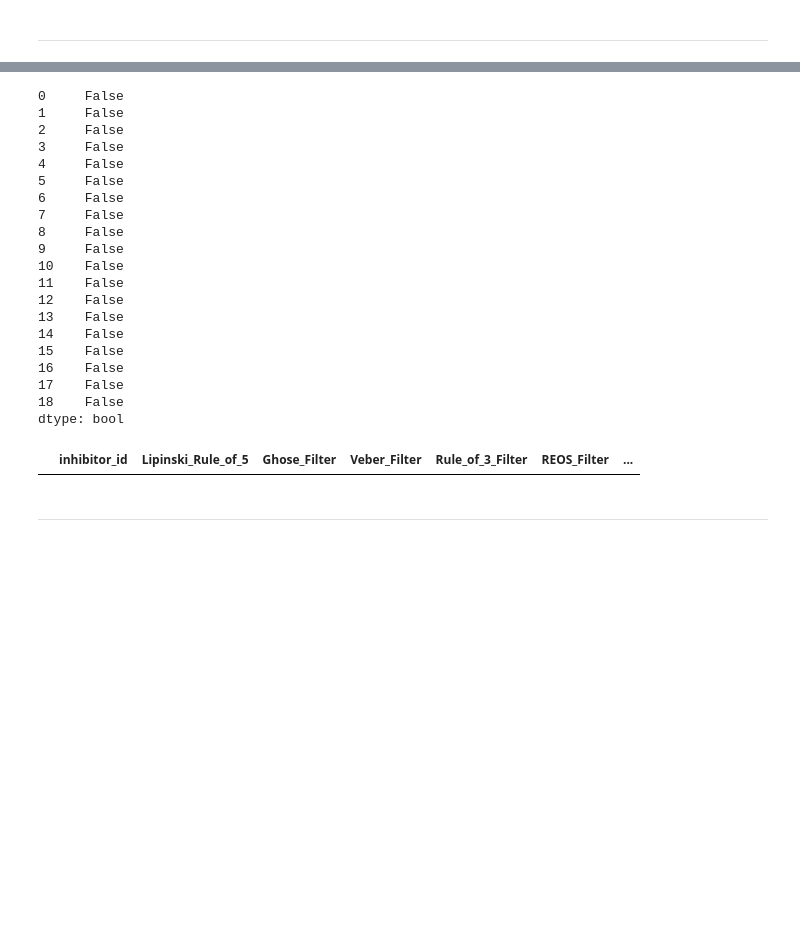
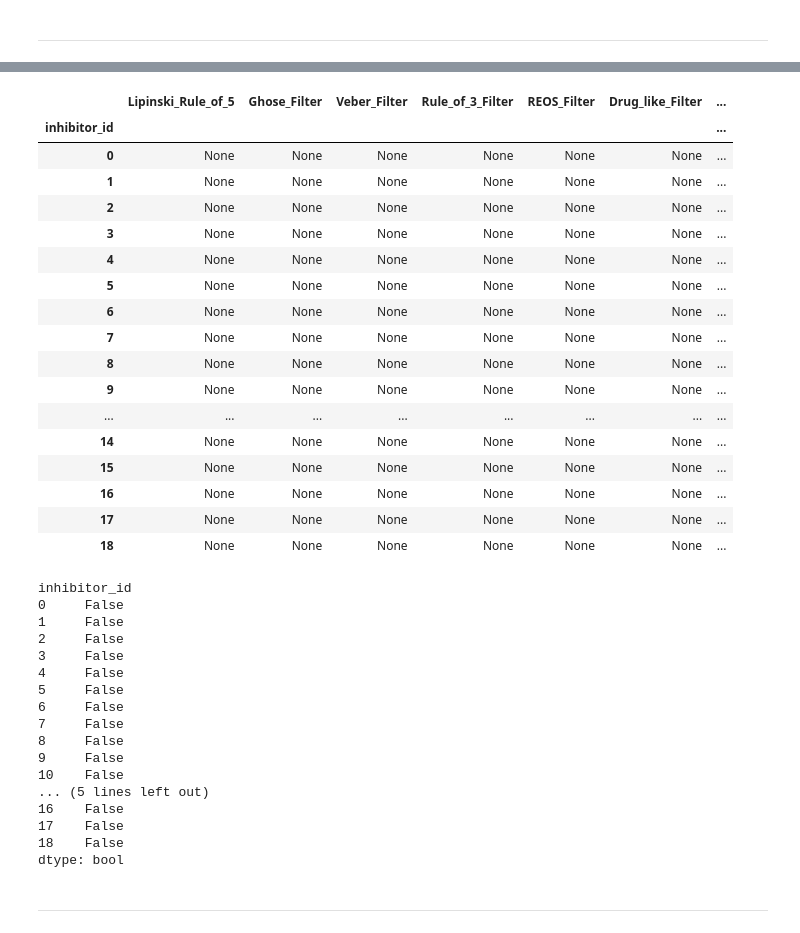
Before and after one commit to SleepDealler/In-Silco-Screening-and-Generating-for-TrmD-Inhibitors, a Jupyter notebook: notebooks/initial-screening-results-analysis.ipynb, the cells around one changed output, grey strips where cells are left out. Drawn from its saved outputs; the diff is of its cells as text; code cells hidden in the pictures; blank space fills up the shorter version.

```diff
--- a/notebooks/initial-screening-results-analysis.ipynb
+++ b/notebooks/initial-screening-results-analysis.ipynb
@@ -167,9 +132,0 @@ results_df = pd.DataFrame(columns=["inhibitor_id", *mpc.get_result_keys()])
-# %%
-for key, value in known_inhibitors_mol.items():
-    basic_filters = mpc.calculate_basic_filters(value)
-    results_df = pd.concat(
-        [results_df, pd.DataFrame([{**{"inhibitor_id": key}, **basic_filters}])],
-        ignore_index=True,
-    )
-
-results_df
@@ -210,0 +150,30 @@ model in
+# %%
+known_inhibitors_df = pd.read_csv("../data/SMILES_inh.csv", sep=",", index_col=0)
+
+known_inhibitors_mol = {}
+
+for row in known_inhibitors_df.iterrows():
+    mol = Chem.MolFromSmiles(row[1]["smiles"])
+    # print(
+    #     f"molecular_weight: {Chem.Descriptors.MolWt(mol)} | logp: {Chem.Crippen.MolLogP(mol)} | h_bond_donor: {Chem.rdMolDescriptors.CalcNumHBD(mol)} | h_bond_acceptors: {Chem.rdMolDescriptors.CalcNumHBA(mol)} | rotatable_bonds: {Chem.rdMolDescriptors.CalcNumRotatableBonds(mol)}"
+    # )
+    # display(mol)
+    known_inhibitors_mol[row[0]] = mol
+
+mpc = MolecularPropertyCalculator()
+
+known_inhibitors_results_df = pd.DataFrame(
+    columns=["inhibitor_id", *mpc.get_result_keys()]
+)
+
+for key, value in known_inhibitors_mol.items():
+    basic_filters = mpc.calculate_basic_filters(value)
+    known_inhibitors_results_df = pd.concat(
+        [
+            known_inhibitors_results_df,
+            pd.DataFrame([{**{"inhibitor_id": key}, **basic_filters}]),
+        ],
+        ignore_index=True,
+    )
+    print(basic_filters)
+known_inhibitors_results_df.set_index("inhibitor_id", inplace=True)
@@ -211,6 +227,28 @@ model in
+# %%
+known_inhibitors_results_df
+# %% [output]
+|  | Lipinski_Rule_of_5 | Ghose_Filter | Veber_Filter | Rule_of_3_Filter | REOS_Filter | Drug_like_Filter | ... |
+| inhibitor_id |  |  |  |  |  |  | ... |
+| 0 | None | None | None | None | None | None | ... |
+| 1 | None | None | None | None | None | None | ... |
+| 2 | None | None | None | None | None | None | ... |
+| 3 | None | None | None | None | None | None | ... |
+| 4 | None | None | None | None | None | None | ... |
+| 5 | None | None | None | None | None | None | ... |
+| 6 | None | None | None | None | None | None | ... |
+| 7 | None | None | None | None | None | None | ... |
+| 8 | None | None | None | None | None | None | ... |
+| 9 | None | None | None | None | None | None | ... |
+| ... | ... | ... | ... | ... | ... | ... | ... |
+| 14 | None | None | None | None | None | None | ... |
+| 15 | None | None | None | None | None | None | ... |
+| 16 | None | None | None | None | None | None | ... |
+| 17 | None | None | None | None | None | None | ... |
+| 18 | None | None | None | None | None | None | ... |
 # %%
-results_df.apply(filter_fn, axis=1)
+known_inhibitors_results_df.apply(filter_fn, axis=1)
 # %% [output]
+inhibitor_id
 0     False
 1     False
 2     False
@@ -222,11 +260,7 @@ results_df.apply(filter_fn, axis=1)
 8     False
 9     False
 10    False
-11    False
-12    False
-13    False
-14    False
-15    False
+... (5 lines left out)
 16    False
 17    False
 18    False
@@ -236,6 +268,2 @@ filtered_resuts_df = results_df[results_df.apply(filter_fn, axis=1)]
-# %%
-filtered_resuts_df
-# %% [output]
-|  | inhibitor_id | Lipinski_Rule_of_5 | Ghose_Filter | Veber_Filter | Rule_of_3_Filter | REOS_Filter | ... |
 # %% [markdown]
 ---
```
Also changed, not shown: parts of 29 cells of this notebook, 2 other files.
